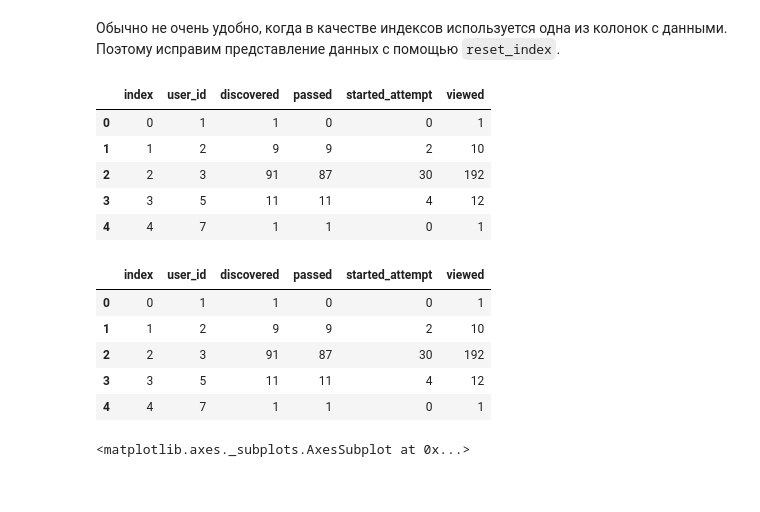
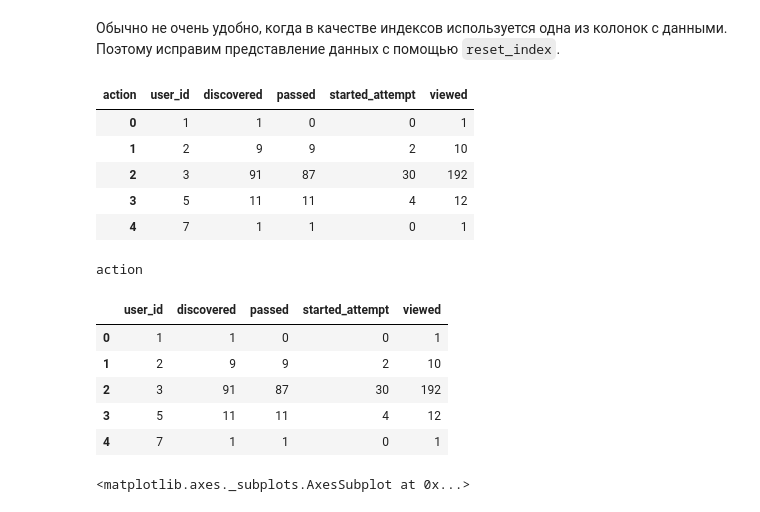
Before and after one commit to twinsevil/stepik-ML-contest, a Jupyter notebook: Stepic contest.ipynb, the cells around one changed output. Drawn from its saved outputs; the diff is of its cells as text; code cells hidden in the pictures.

```diff
--- a/Stepic contest.ipynb
+++ b/Stepic contest.ipynb
@@ -109,26 +105,27 @@ users_events_data.head()
 # %% [markdown]
 Обычно не очень удобно, когда в качестве индексов используется одна из колонок с данными. Поэтому исправим представление данных с помощью `reset_index`.
 # %%
-users_events_data = users_scores_in_events_data.reset_index()
+users_events_data = users_events_data.reset_index()
 users_events_data.head()
 # %% [output]
-|  | index | user_id | discovered | passed | started_attempt | viewed |
-| 0 | 0 | 1 | 1 | 0 | 0 | 1 |
-| 1 | 1 | 2 | 9 | 9 | 2 | 10 |
-| 2 | 2 | 3 | 91 | 87 | 30 | 192 |
-| 3 | 3 | 5 | 11 | 11 | 4 | 12 |
-| 4 | 4 | 7 | 1 | 1 | 0 | 1 |
+| action | user_id | discovered | passed | started_attempt | viewed |
+| 0 | 1 | 1 | 0 | 0 | 1 |
+| 1 | 2 | 9 | 9 | 2 | 10 |
+| 2 | 3 | 91 | 87 | 30 | 192 |
+| 3 | 5 | 11 | 11 | 4 | 12 |
+| 4 | 7 | 1 | 1 | 0 | 1 |
 # %%
 print(users_events_data.columns.name)
 users_events_data.columns.name = ''
 users_events_data.head()
 # %% [output]
+action
-|  | index | user_id | discovered | passed | started_attempt | viewed |
-| 0 | 0 | 1 | 1 | 0 | 0 | 1 |
-| 1 | 1 | 2 | 9 | 9 | 2 | 10 |
-| 2 | 2 | 3 | 91 | 87 | 30 | 192 |
-| 3 | 3 | 5 | 11 | 11 | 4 | 12 |
-| 4 | 4 | 7 | 1 | 1 | 0 | 1 |
+|  | user_id | discovered | passed | started_attempt | viewed |
+| 0 | 1 | 1 | 0 | 0 | 1 |
+| 1 | 2 | 9 | 9 | 2 | 10 |
+| 2 | 3 | 91 | 87 | 30 | 192 |
+| 3 | 5 | 11 | 11 | 4 | 12 |
+| 4 | 7 | 1 | 1 | 0 | 1 |
 # %%
 users_events_data.passed.hist()
 # %% [output]
```
Also changed, not shown: parts of 102 cells of this notebook, 1 other file.
